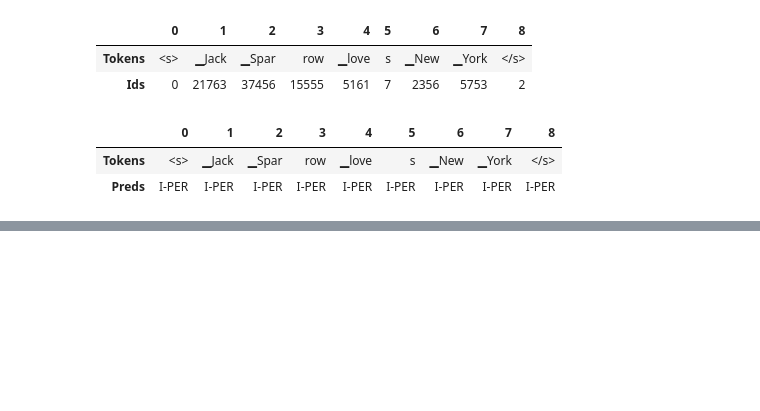
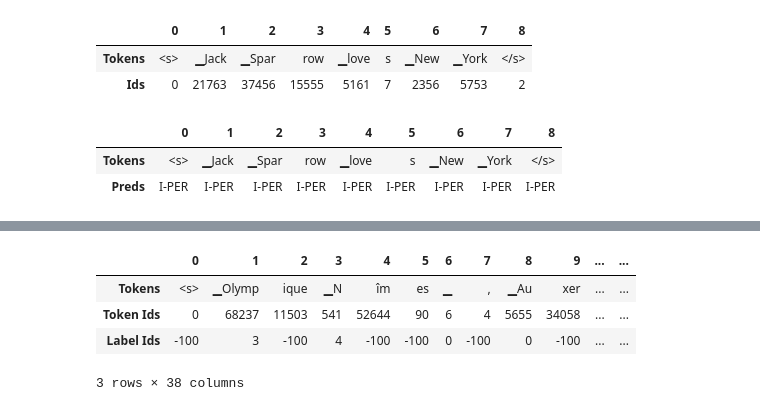
Before and after one commit to siddheshmhatre/workshops, a Jupyter notebook: transformers-book-reading-group/session-4/Chapter_4.ipynb, the cells around one changed output, grey strips where cells are left out. Cells and saved outputs as stored; diff of their text form; code cells hidden in the pictures; blank space fills up the shorter version.

```diff
--- a/transformers-book-reading-group/session-4/Chapter_4.ipynb
+++ b/transformers-book-reading-group/session-4/Chapter_4.ipynb
@@ -239,0 +243,36 @@ jack sparrow loves new york
+# %%
+def encode_dataset(examples):
+	tokenized = sentence_piece(examples['tokens'], is_split_into_words=True, truncation=True)
+
+	labels = []
+	subword_tokens = []
+
+	for idx, label in enumerate(examples["ner_tags"]):
+		label_ids = []
+		previous_word_idx = None
+
+		for word_id in tokenized.word_ids(batch_index=idx):
+			if word_id is None:
+				label_ids.append(-100)
+			elif word_id != previous_word_idx:
+				label_ids.append(label[word_id])
+			else:
+				label_ids.append(-100)
+
+			previous_word_idx = word_id
+		labels.append(label_ids)
+		subword_tokens.append(tokenized.tokens(batch_index=idx))
+
+	tokenized['labels'] = labels
+	tokenized['subword_tokens'] = subword_tokens
+	return tokenized
+# %%
+new_ds = data_dict['de']['train'].map(encode_dataset, batched=True, remove_columns=['tokens', 'ner_tags', 'langs', 'ner_names'])
+# %%
+pd.DataFrame([new_ds[0]['subword_tokens'], new_ds[0]['input_ids'], new_ds[0]['labels']], index=['Tokens', 'Token Ids', 'Label Ids'])
+# %% [output]
+|  | 0 | 1 | 2 | 3 | 4 | 5 | 6 | 7 | 8 | 9 | ... | ... |
+| Tokens | <s> | ▁Olymp | ique | ▁N | îm | es | ▁ | , | ▁Au | xer | ... | ... |
+| Token Ids | 0 | 68237 | 11503 | 541 | 52644 | 90 | 6 | 4 | 5655 | 34058 | ... | ... |
+| Label Ids | -100 | 3 | -100 | 4 | -100 | -100 | 0 | -100 | 0 | -100 | ... | ... |
+3 rows × 38 columns
```
Also changed, not shown: parts of 20 cells of this notebook.
